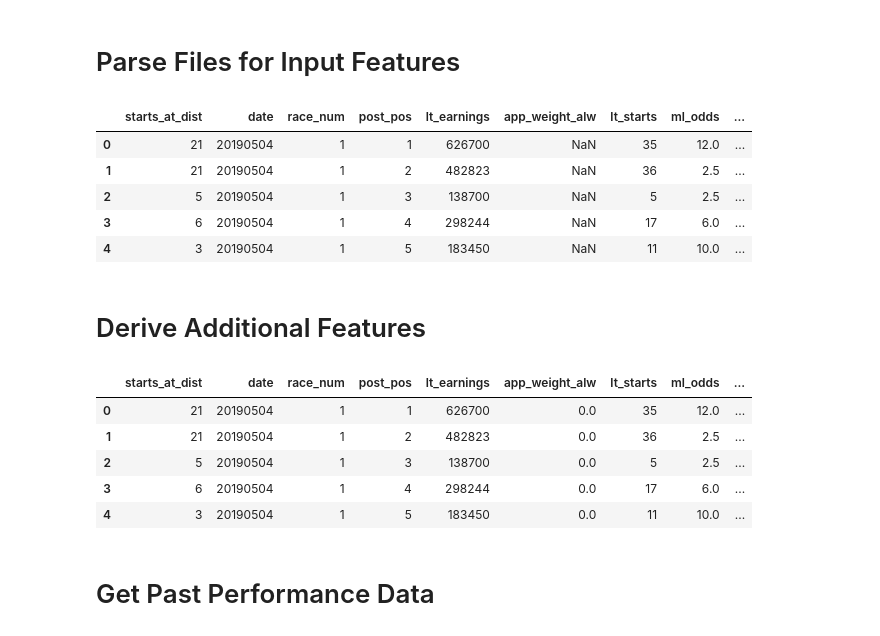
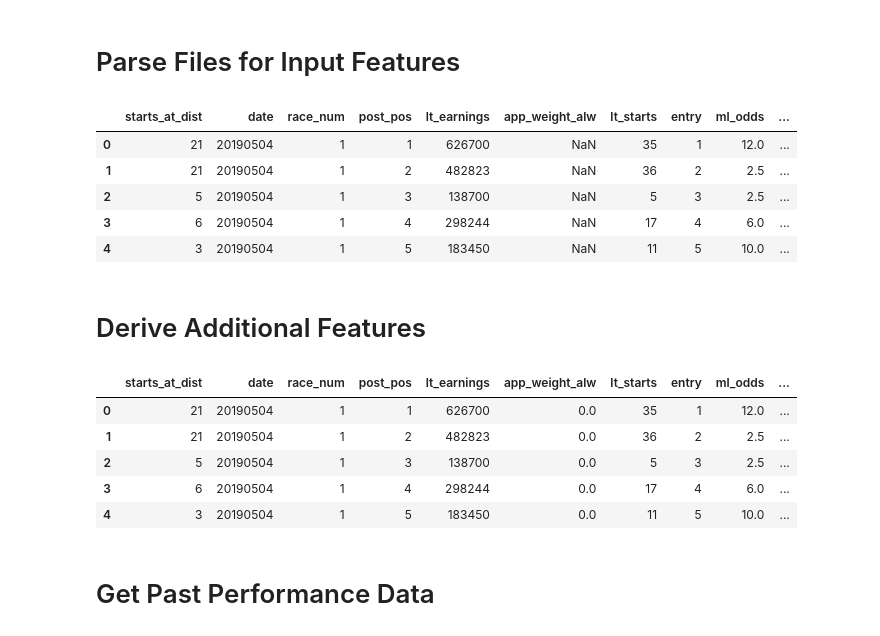
Before and after one commit to ncasale/razor-ml, a Jupyter notebook: Prediction-Engine.ipynb, the cells around one changed output. Saved outputs shown, nothing was run; the diff lists cells and outputs as text; code cells hidden in the pictures.

Commit message:
Added entry number

```diff
--- a/Prediction-Engine.ipynb
+++ b/Prediction-Engine.ipynb
@@ -65,44 +65,45 @@ input_map = OrderedDict({
         3: 'post_pos',
         1435: 'num_entrants',
         44: 'horse_name',
+        42: 'entry',
         855: 'last_speed_rating',
         216: 'speed_par',
         33: 'app_weight_alw',
         64: 'starts_at_dist',
         96: 'lt_starts',
         100: 'lt_earnings',
         43: 'ml_odds',
         28: 'trainer_starts',
         29: 'trainer_wins',
         34: 'jockey_starts',
         35: 'jockey_wins'
     })
 
 # Iterate through all input files
 master_df = pd.DataFrame()
 for file in input_files:
     # Open files to dataframe -- Take only columns that are necessary
     input_cols = [k for k in input_map.keys()]
     input_tmp = pd.read_csv(file, header=None)[input_cols]
 
     # Rename cols
     input_tmp.columns = [input_map[col] for col in input_tmp.columns]
 
     # Get Track Code
     #track_code = file[file.rfind('/')+1:][:3]
     #input_tmp['track_code'] = track_code
 
     # Add these inputs/results to dataframes
     master_df = master_df.append(input_tmp)
 
 master_df.head()
 # %% [output]
-|  | starts_at_dist | date | race_num | post_pos | lt_earnings | app_weight_alw | lt_starts | ml_odds | ... |
-| 0 | 21 | 20190504 | 1 | 1 | 626700 | NaN | 35 | 12.0 | ... |
-| 1 | 21 | 20190504 | 1 | 2 | 482823 | NaN | 36 | 2.5 | ... |
-| 2 | 5 | 20190504 | 1 | 3 | 138700 | NaN | 5 | 2.5 | ... |
-| 3 | 6 | 20190504 | 1 | 4 | 298244 | NaN | 17 | 6.0 | ... |
-| 4 | 3 | 20190504 | 1 | 5 | 183450 | NaN | 11 | 10.0 | ... |
+|  | starts_at_dist | date | race_num | post_pos | lt_earnings | app_weight_alw | lt_starts | entry | ml_odds | ... |
+| 0 | 21 | 20190504 | 1 | 1 | 626700 | NaN | 35 | 1 | 12.0 | ... |
+| 1 | 21 | 20190504 | 1 | 2 | 482823 | NaN | 36 | 2 | 2.5 | ... |
+| 2 | 5 | 20190504 | 1 | 3 | 138700 | NaN | 5 | 3 | 2.5 | ... |
+| 3 | 6 | 20190504 | 1 | 4 | 298244 | NaN | 17 | 4 | 6.0 | ... |
+| 4 | 3 | 20190504 | 1 | 5 | 183450 | NaN | 11 | 5 | 10.0 | ... |
 # %% [markdown]
 # Derive Additional Features
 # %%
@@ -123,12 +124,12 @@ master_df = get_trainer_win_pct(master_df)
 master_df = master_df.fillna(value=0)
 master_df.head()
 # %% [output]
-|  | starts_at_dist | date | race_num | post_pos | lt_earnings | app_weight_alw | lt_starts | ml_odds | ... |
-| 0 | 21 | 20190504 | 1 | 1 | 626700 | 0.0 | 35 | 12.0 | ... |
-| 1 | 21 | 20190504 | 1 | 2 | 482823 | 0.0 | 36 | 2.5 | ... |
-| 2 | 5 | 20190504 | 1 | 3 | 138700 | 0.0 | 5 | 2.5 | ... |
-| 3 | 6 | 20190504 | 1 | 4 | 298244 | 0.0 | 17 | 6.0 | ... |
-| 4 | 3 | 20190504 | 1 | 5 | 183450 | 0.0 | 11 | 10.0 | ... |
+|  | starts_at_dist | date | race_num | post_pos | lt_earnings | app_weight_alw | lt_starts | entry | ml_odds | ... |
+| 0 | 21 | 20190504 | 1 | 1 | 626700 | 0.0 | 35 | 1 | 12.0 | ... |
+| 1 | 21 | 20190504 | 1 | 2 | 482823 | 0.0 | 36 | 2 | 2.5 | ... |
+| 2 | 5 | 20190504 | 1 | 3 | 138700 | 0.0 | 5 | 3 | 2.5 | ... |
+| 3 | 6 | 20190504 | 1 | 4 | 298244 | 0.0 | 17 | 4 | 6.0 | ... |
+| 4 | 3 | 20190504 | 1 | 5 | 183450 | 0.0 | 11 | 5 | 10.0 | ... |
 # %% [markdown]
 # Get Past Performance Data
 # %%
```
Also changed, not shown: parts of 5 cells of this notebook, 2 other files.
